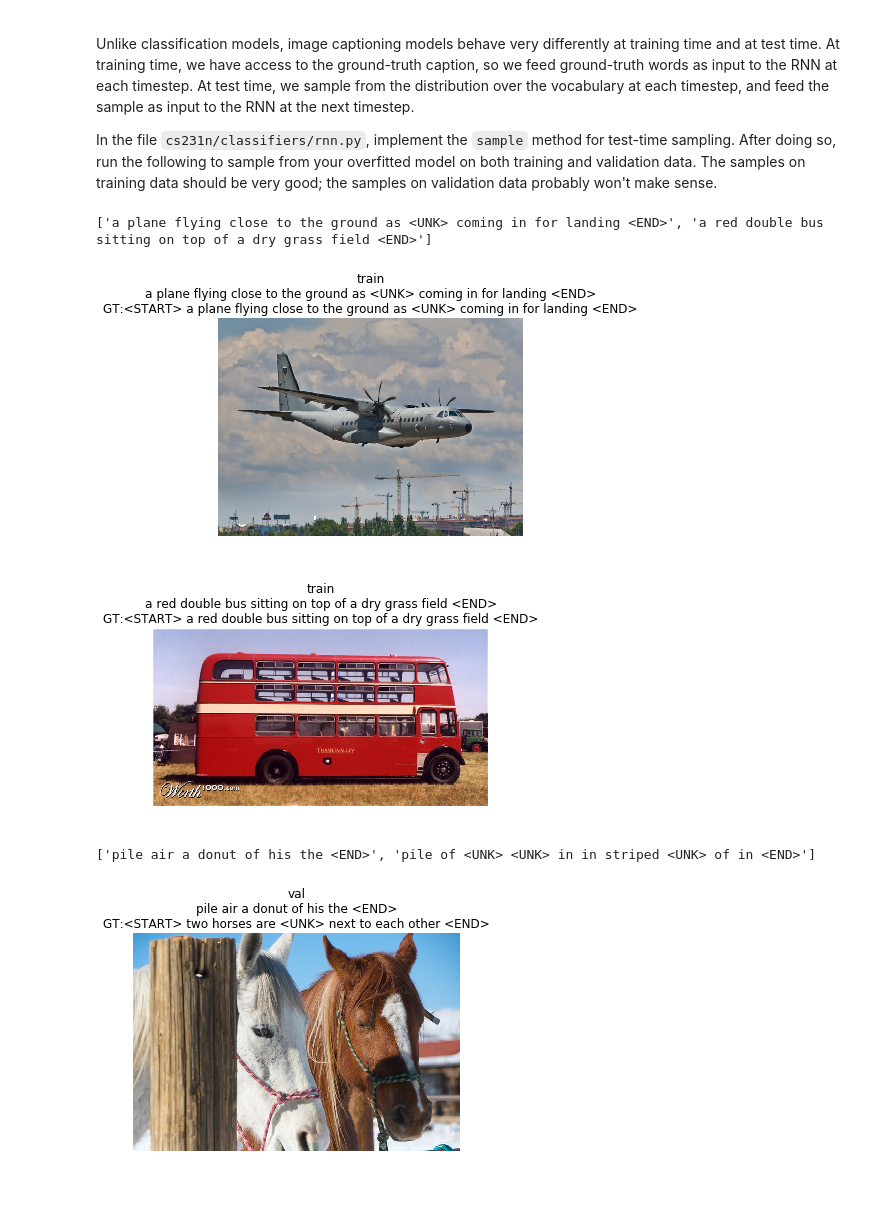
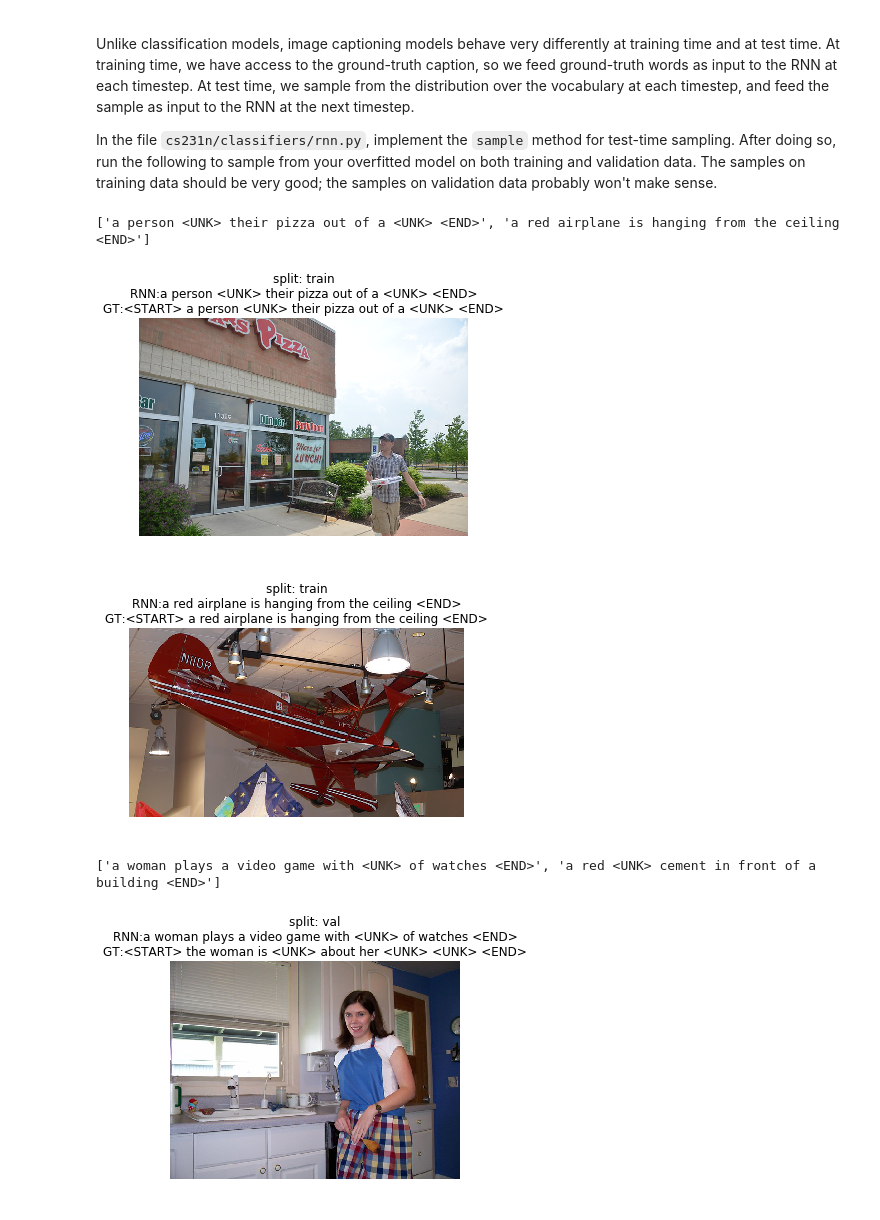
Before and after one commit to sergiev/cs231n, a Jupyter notebook: a3/RNN_Captioning.ipynb, the cells around one changed output. Drawn from its saved outputs; the diff is of its cells as text; code cells hidden in the pictures.

```diff
--- a/a3/RNN_Captioning.ipynb
+++ b/a3/RNN_Captioning.ipynb
@@ -503,20 +503,20 @@ In the file `cs231n/classifiers/rnn.py`, implement the `sample` method for test-
 # %%
 for split in ['train', 'val']:
     minibatch = sample_coco_minibatch(small_data, split=split, batch_size=2)
     gt_captions, features, urls = minibatch
     gt_captions = decode_captions(gt_captions, data['idx_to_word'])
 
     sample_captions = small_rnn_model.sample(features)
     sample_captions = decode_captions(sample_captions, data['idx_to_word'])
     print(sample_captions)
     for gt_caption, sample_caption, url in zip(gt_captions, sample_captions, urls):
         plt.imshow(image_from_url(url))
-        plt.title('%s\n%s\nGT:%s' % (split, sample_caption, gt_caption))
+        plt.title('split: %s\nRNN:%s\nGT:%s' % (split, sample_caption, gt_caption))
         plt.axis('off')
         plt.show()
 # %% [output]
-['a plane flying close to the ground as <UNK> coming in for landing <END>', 'a red double bus sitting on top of a dry grass field <END>']
+['a person <UNK> their pizza out of a <UNK> <END>', 'a red airplane is hanging from the ceiling <END>']
-[figure, old version]
+[figure, new version]
-[figure, old version]
+[figure, new version]
-['pile air a donut of his the <END>', 'pile of <UNK> <UNK> in in striped <UNK> of in <END>']
+['a woman plays a video game with <UNK> of watches <END>', 'a red <UNK> cement in front of a building <END>']
-[figure, old version]
+[figure, new version]
```
Also changed, not shown: parts of 3 cells of this notebook, 2 other files.
